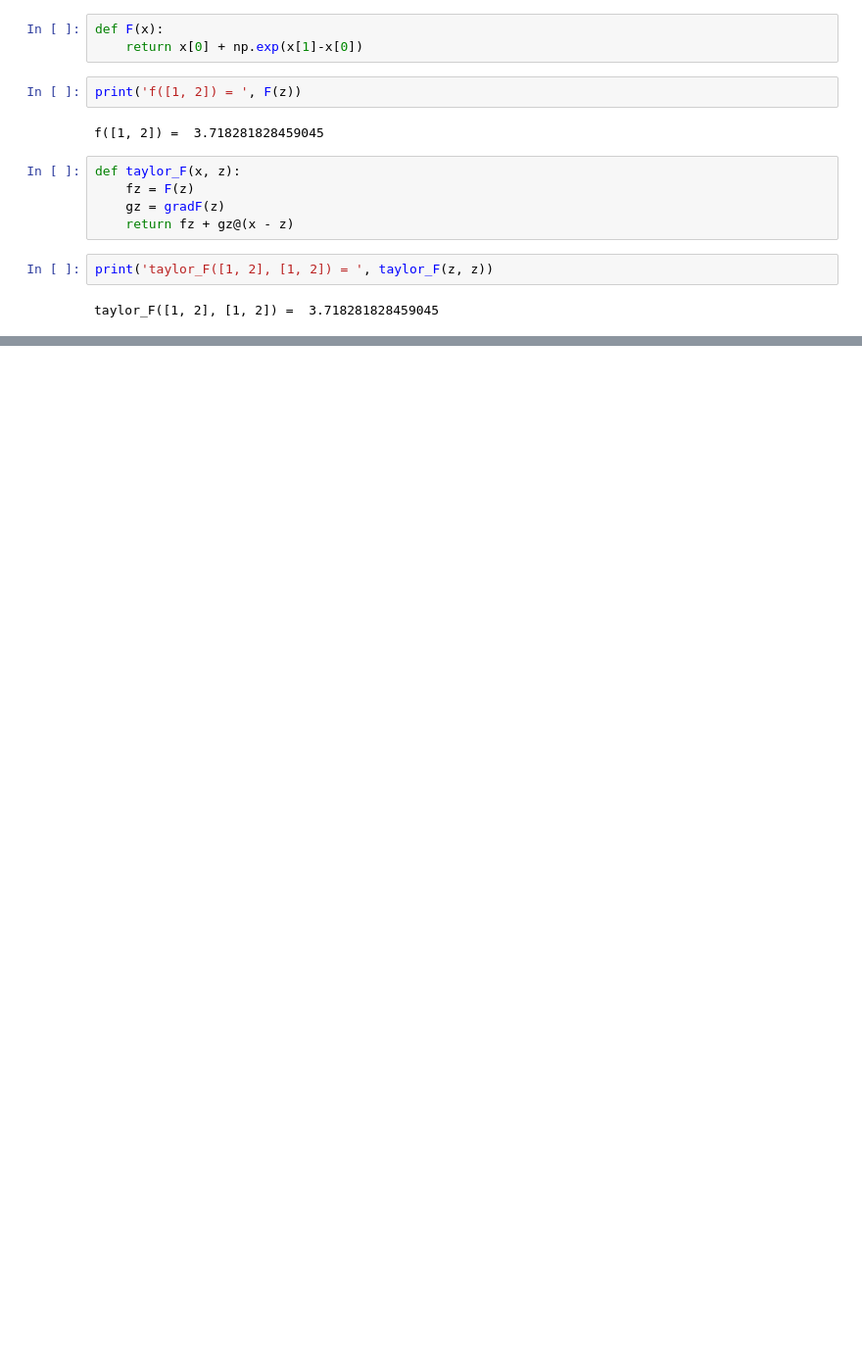
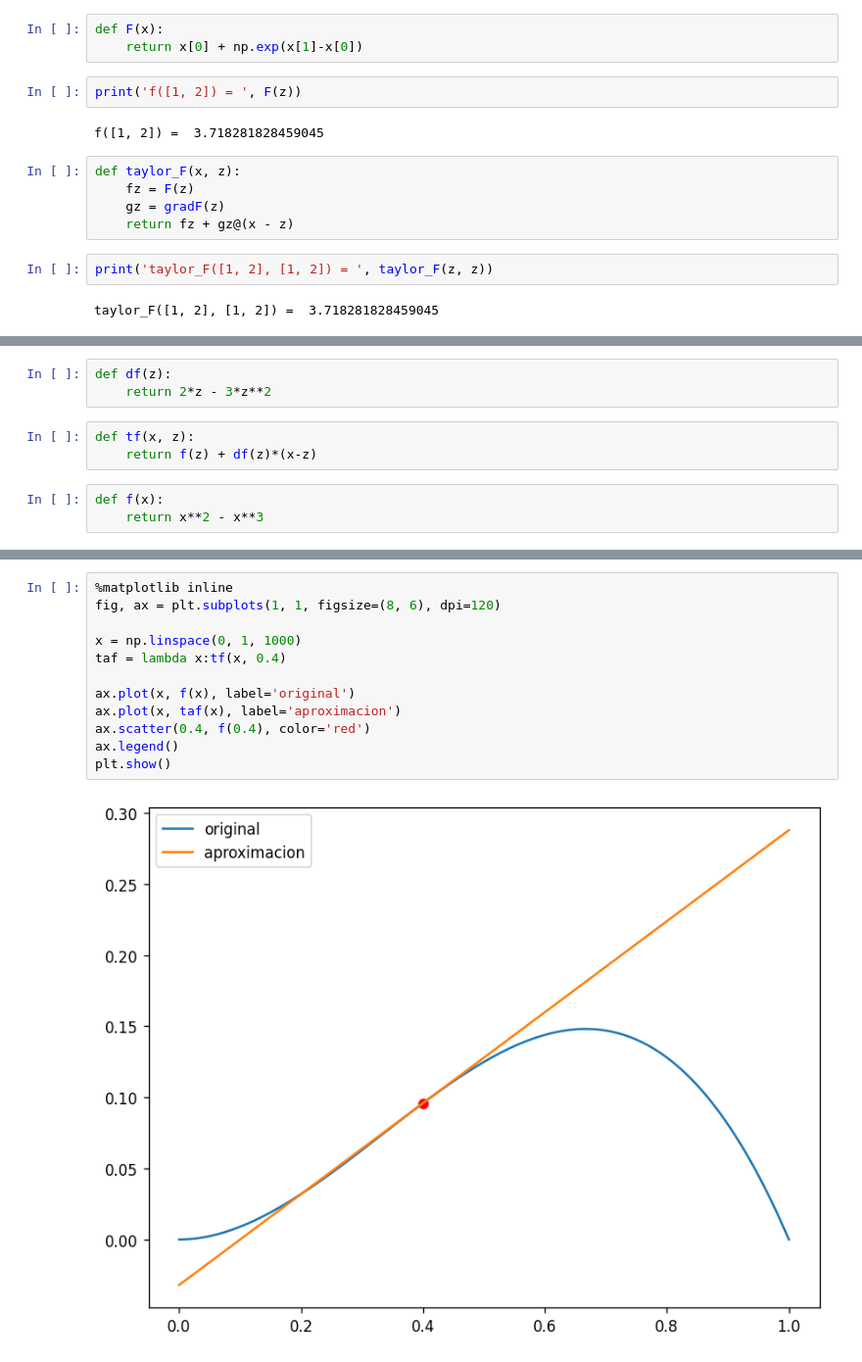
Before and after one commit to oscardbocanegra/learning_platzi, a Jupyter notebook: machine_learning/algebra_lineal_vectores/funciones_lineales/funciones_lineales.ipynb, the cells around one changed output, grey strips where cells are left out. Shown at 98% size. Saved outputs shown, nothing was run; the diff lists cells and outputs as text; blank space fills up the shorter version.

```diff
--- a/machine_learning/algebra_lineal_vectores/funciones_lineales/funciones_lineales.ipynb
+++ b/machine_learning/algebra_lineal_vectores/funciones_lineales/funciones_lineales.ipynb
@@ -100,0 +103,9 @@ taylor_F([1, 2], [1, 2]) =  3.718281828459045
+# %%
+def df(z):
+    return 2*z - 3*z**2
+# %%
+def tf(x, z):
+    return f(z) + df(z)*(x-z)
+# %%
+def f(x):
+    return x**2 - x**3
@@ -100,0 +141,14 @@ taylor_F([1, 2], [1, 2]) =  3.718281828459045
+# %%
+%matplotlib inline
+fig, ax = plt.subplots(1, 1, figsize=(8, 6), dpi=120)
+
+x = np.linspace(0, 1, 1000)
+taf = lambda x:tf(x, 0.4)
+
+ax.plot(x, f(x), label='original')
+ax.plot(x, taf(x), label='aproximacion')
+ax.scatter(0.4, f(0.4), color='red')
+ax.legend()
+plt.show()
+# %% [output]
+[figure, added]
```
Also changed, not shown: parts of 4 cells of this notebook.
